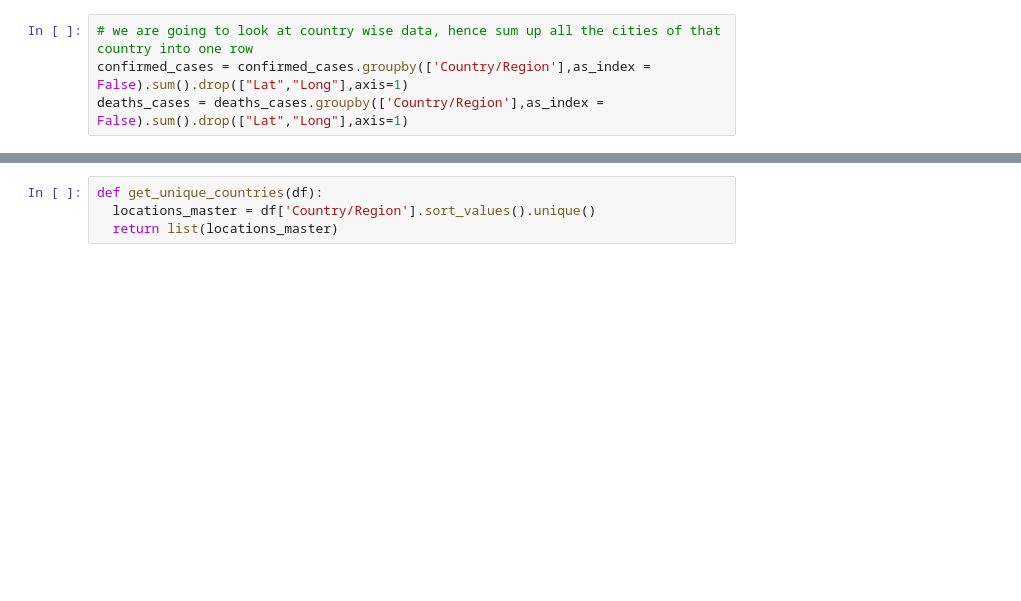
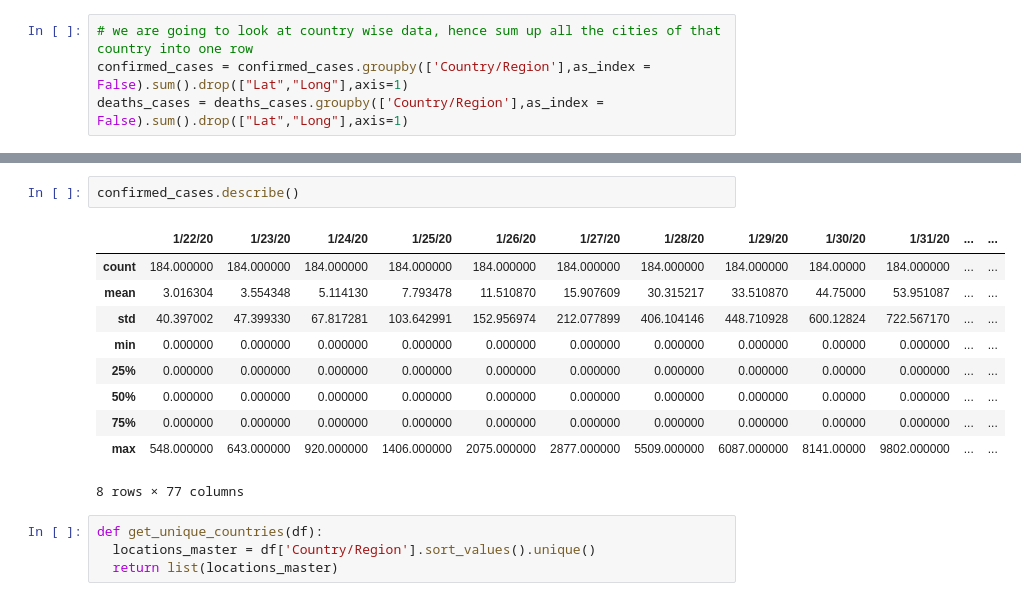
Before and after one commit to kakumanu-sudhir/covid19, a Jupyter notebook: visualizations/covid19_visualization_dimensionality_reduction.ipynb, the cells around one changed output, grey strips where cells are left out. Drawn from its saved outputs; the diff is of its cells as text; blank space fills up the shorter version.

```diff
--- a/visualizations/covid19_visualization_dimensionality_reduction.ipynb
+++ b/visualizations/covid19_visualization_dimensionality_reduction.ipynb
@@ -25,3 +35,16 @@ deaths_cases = deaths_cases.groupby(['Country/Region'],as_index = False).sum().d
+# %%
+confirmed_cases.describe()
+# %% [output]
+|  | 1/22/20 | 1/23/20 | 1/24/20 | 1/25/20 | 1/26/20 | 1/27/20 | 1/28/20 | 1/29/20 | 1/30/20 | 1/31/20 | ... | ... |
+| count | 184.000000 | 184.000000 | 184.000000 | 184.000000 | 184.000000 | 184.000000 | 184.000000 | 184.000000 | 184.00000 | 184.000000 | ... | ... |
+| mean | 3.016304 | 3.554348 | 5.114130 | 7.793478 | 11.510870 | 15.907609 | 30.315217 | 33.510870 | 44.75000 | 53.951087 | ... | ... |
+| std | 40.397002 | 47.399330 | 67.817281 | 103.642991 | 152.956974 | 212.077899 | 406.104146 | 448.710928 | 600.12824 | 722.567170 | ... | ... |
+| min | 0.000000 | 0.000000 | 0.000000 | 0.000000 | 0.000000 | 0.000000 | 0.000000 | 0.000000 | 0.00000 | 0.000000 | ... | ... |
+| 25% | 0.000000 | 0.000000 | 0.000000 | 0.000000 | 0.000000 | 0.000000 | 0.000000 | 0.000000 | 0.00000 | 0.000000 | ... | ... |
+| 50% | 0.000000 | 0.000000 | 0.000000 | 0.000000 | 0.000000 | 0.000000 | 0.000000 | 0.000000 | 0.00000 | 0.000000 | ... | ... |
+| 75% | 0.000000 | 0.000000 | 0.000000 | 0.000000 | 0.000000 | 0.000000 | 0.000000 | 0.000000 | 0.00000 | 0.000000 | ... | ... |
+| max | 548.000000 | 643.000000 | 920.000000 | 1406.000000 | 2075.000000 | 2877.000000 | 5509.000000 | 6087.000000 | 8141.00000 | 9802.000000 | ... | ... |
+8 rows × 77 columns
 # %%
 def get_unique_countries(df):
   locations_master = df['Country/Region'].sort_values().unique()
```
Also changed, not shown: parts of 8 cells of this notebook, 1 other file.
